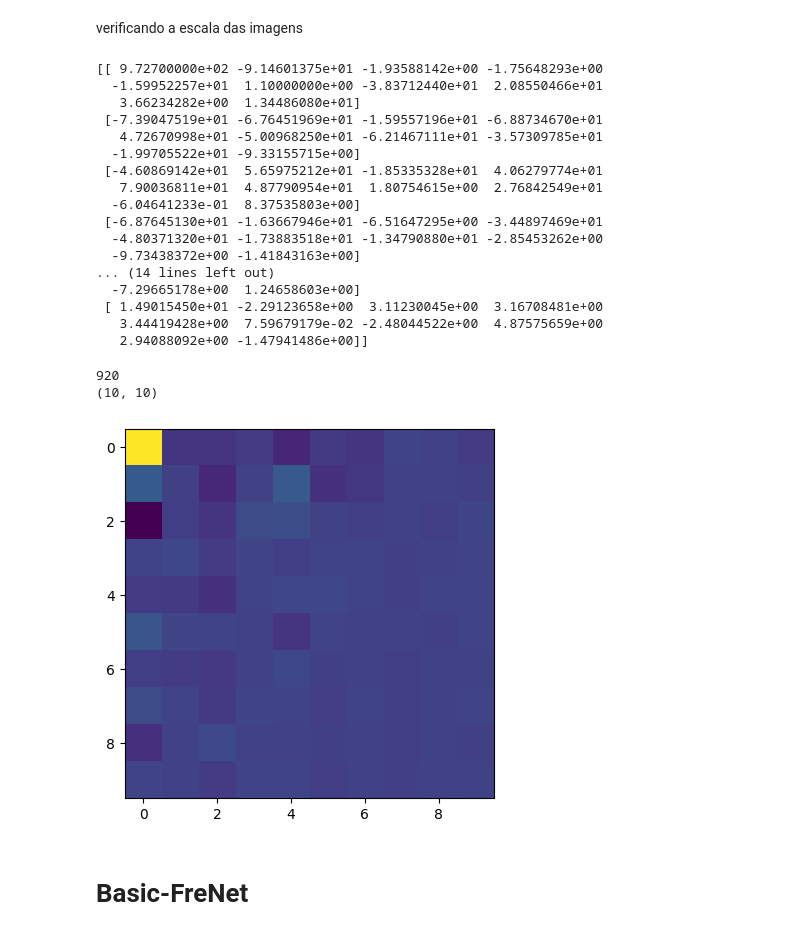
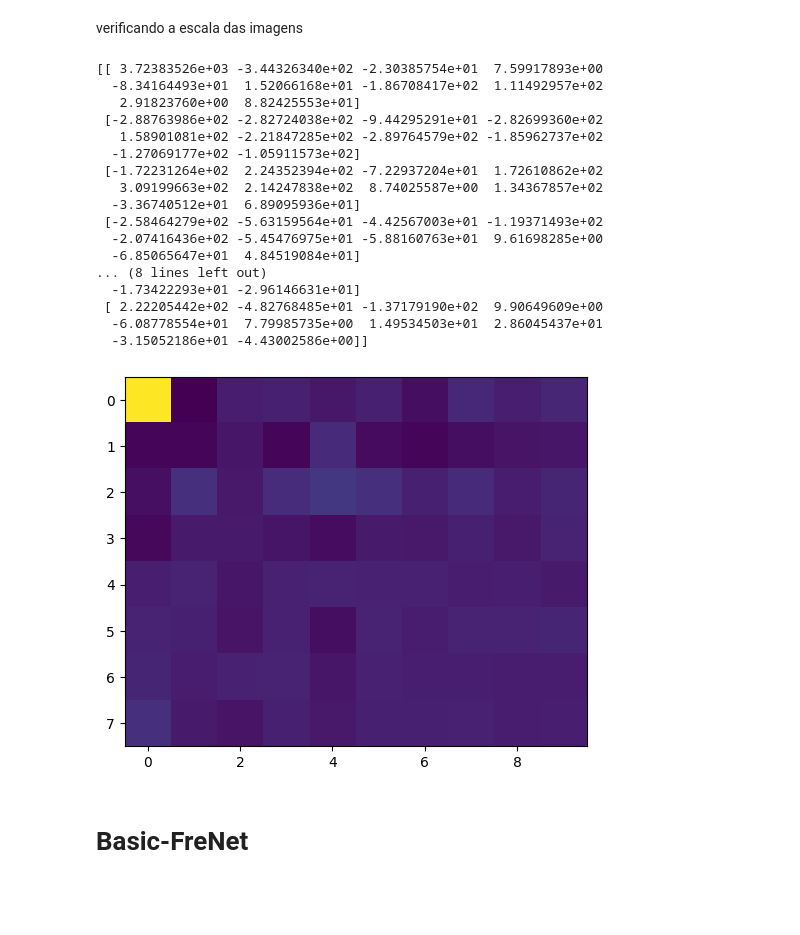
Before and after one commit to ThierrryScotto/fer_recognition_using_frequency_neural_network, a Jupyter notebook: basic_FreNet.ipynb, the cells around one changed output. Cells and saved outputs as stored; diff of their text form; code cells hidden in the pictures; blank space fills up the shorter version.

Commit message:
Added utils

```diff
--- a/basic_FreNet.ipynb
+++ b/basic_FreNet.ipynb
@@ -180,0 +55,16 @@ for filename in os.listdir(input_folder):
+# %%
+# Caminho para a pasta de entrada
+input_folder = './content/images/input_images/'
+
+# Pasta para salvar os rostos recortados
+output_folder = './content/images/preprocessed_images'
+
+image_pre_processor = ImagePreProcessor()
+# Criar a pasta de saída, se não existir
+os.makedirs(output_folder, exist_ok=True)
+
+# Processar cada imagem na pasta de entrada
+for filename in os.listdir(input_folder):
+    if filename.lower().endswith(('.png', '.jpg', '.jpeg', '.bmp', '.gif')):
+        image_path = os.path.join(input_folder, filename)
+        image_pre_processor.adjust_and_crop_face(image_path, output_folder)
@@ -189,14 +93,6 @@ def load_image_as_array(image_path):
 # %%
 # Caminhos das imagens
-image_paths = [
-    '/content/drive/MyDrive/trabalho_processamento_imagem/preprocessed_images/reconstructed_image_0_face.png',
-    '/content/drive/MyDrive/trabalho_processamento_imagem/preprocessed_images/reconstructed_image_1_face.png',
-    '/content/drive/MyDrive/trabalho_processamento_imagem/preprocessed_images/reconstructed_image_2_face.png',
-    '/content/drive/MyDrive/trabalho_processamento_imagem/preprocessed_images/reconstructed_image_3_face.png',
-    '/content/drive/MyDrive/trabalho_processamento_imagem/preprocessed_images/reconstructed_image_4_face.png',
-    '/content/drive/MyDrive/trabalho_processamento_imagem/preprocessed_images/reconstructed_image_5_face.png',
-    '/content/drive/MyDrive/trabalho_processamento_imagem/preprocessed_images/reconstructed_image_6_face.png',
-]
+image_paths = [f'./content/images/preprocessed_images/reconstructed_image_{x}_face.png' for x in range(7)]
 
 # Lista para armazenar os arrays das imagens
 image_arrays = []
@@ -204,7 +100,7 @@ image_arrays = []
 # Carregar cada imagem e convertê-la em um array NumPy
 for image_path in image_paths:
     if os.path.exists(image_path):
-        image_array = load_image_as_array(image_path)
+        image_array = utils.load_image(image_path)
         image_arrays.append(image_array)
     else:
         print(f"Imagem não encontrada: {image_path}")
@@ -257,7 +118,7 @@ array([[ 28,  69,  63,  70, 109, 105,  69,  71, 109,  77],
 # %% [markdown]
 **using the gamma parameter to reduce the image size**
 # %%
-γ = 5
+γ = 0.25
 
 def resize_dct(dct_image, gamma):
     h, w = dct_image.shape
@@ -274,33 +135,27 @@ verificando a escala das imagens
 # %%
 frequency_input = []
 
-for index in range(len(images)):
-    transformed_image = dct(dct(images[index].T, norm='ortho').T, norm='ortho')
+for index in range(len(image_arrays)):
+    transformed_image = dct(dct(image_arrays[index].T, norm='ortho').T, norm='ortho')
     frequency_input.append(resize_dct(transformed_image, γ))
     # frequency_input.append(dct(dct(image_arrays[index].T, norm='ortho').T, norm='ortho'))
 
 print(frequency_input[0])
 # %% [output]
-[[ 9.72700000e+02 -9.14601375e+01 -1.93588142e+00 -1.75648293e+00
-  -1.59952257e+01  1.10000000e+00 -3.83712440e+01  2.08550466e+01
-   3.66234282e+00  1.34486080e+01]
- [-7.39047519e+01 -6.76451969e+01 -1.59557196e+01 -6.88734670e+01
-   4.72670998e+01 -5.00968250e+01 -6.21467111e+01 -3.57309785e+01
-  -1.99705522e+01 -9.33155715e+00]
- [-4.60869142e+01  5.65975212e+01 -1.85335328e+01  4.06279774e+01
-   7.90036811e+01  4.87790954e+01  1.80754615e+00  2.76842549e+01
-  -6.04641233e-01  8.37535803e+00]
- [-6.87645130e+01 -1.63667946e+01 -6.51647295e+00 -3.44897469e+01
-  -4.80371320e+01 -1.73883518e+01 -1.34790880e+01 -2.85453262e+00
-  -9.73438372e+00 -1.41843163e+00]
-... (14 lines left out)
-  -7.29665178e+00  1.24658603e+00]
- [ 1.49015450e+01 -2.29123658e+00  3.11230045e+00  3.16708481e+00
-   3.44419428e+00  7.59679179e-02 -2.48044522e+00  4.87575659e+00
-   2.94088092e+00 -1.47941486e+00]]
+[[ 3.72383526e+03 -3.44326340e+02 -2.30385754e+01  7.59917893e+00
+  -8.34164493e+01  1.52066168e+01 -1.86708417e+02  1.11492957e+02
+   2.91823760e+00  8.82425553e+01]
+ [-2.88763986e+02 -2.82724038e+02 -9.44295291e+01 -2.82699360e+02
+   1.58901081e+02 -2.21847285e+02 -2.89764579e+02 -1.85962737e+02
+  -1.27069177e+02 -1.05911573e+02]
+ [-1.72231264e+02  2.24352394e+02 -7.22937204e+01  1.72610862e+02
+   3.09199663e+02  2.14247838e+02  8.74025587e+00  1.34367857e+02
+  -3.36740512e+01  6.89095936e+01]
+ [-2.58464279e+02 -5.63159564e+01 -4.42567003e+01 -1.19371493e+02
+  -2.07416436e+02 -5.45476975e+01 -5.88160763e+01  9.61698285e+00
+  -6.85065647e+01  4.84519084e+01]
+... (8 lines left out)
+  -1.73422293e+01 -2.96146631e+01]
+ [ 2.22205442e+02 -4.82768485e+01 -1.37179190e+02  9.90649609e+00
+  -6.08778554e+01  7.79985735e+00  1.49534503e+01  2.86045437e+01
+  -3.15052186e+01 -4.43002586e+00]]
-# %%
-print(len(frequency_input))
-print(frequency_input[100].shape)
-# %% [output]
-920
-(10, 10)
@@ -316,8 +162,8 @@ print(frequency_input[100].shape)
 # %%
-plt.imshow(frequency_input[900])
+plt.imshow(frequency_input[0])
 plt.show()
 # %% [output]
-[figure, old version]
+[figure, new version]
 # %% [markdown]
 # Basic-FreNet
 # %% [markdown]
```
Also changed, not shown: parts of 22 cells of this notebook, 2 other files.
